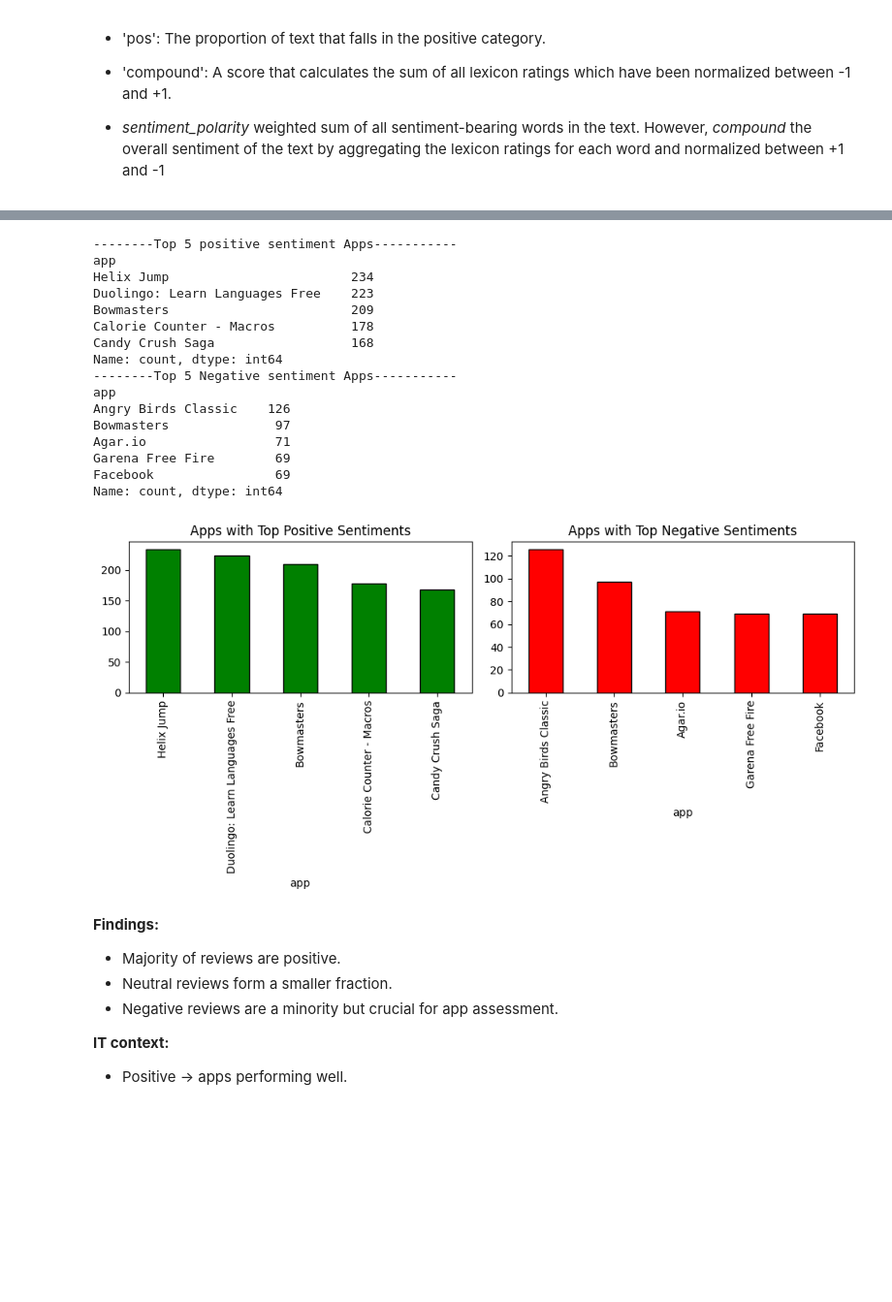
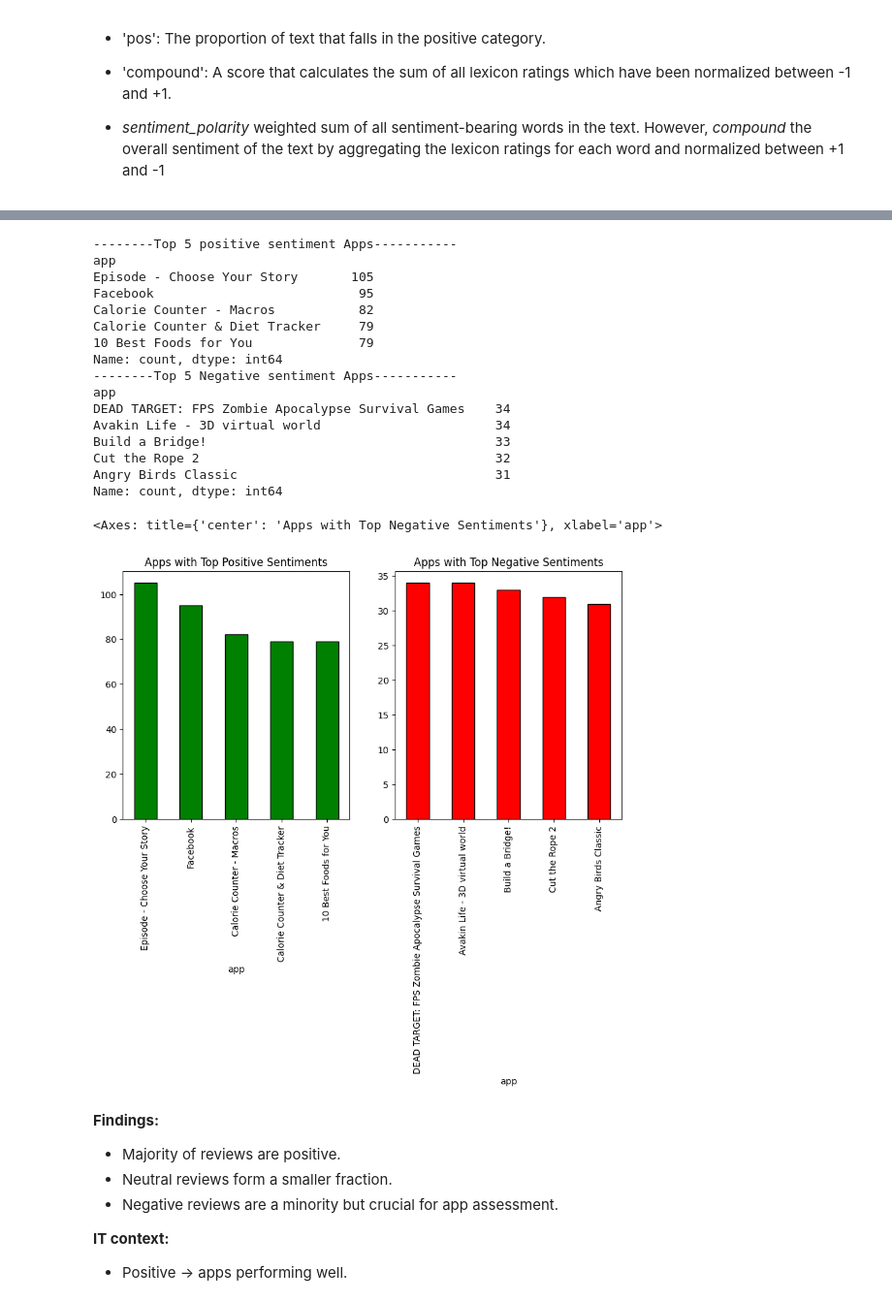
Before and after one commit to gaurav00700/SentimentAnalysis_GooglePlayStoreApps, a Jupyter notebook: part2_sentiment_analysis_googleplay.ipynb, the cells around one changed output, grey strips where cells are left out. Shown at 97% size. Cells and saved outputs as stored; diff of their text form; code cells hidden in the pictures; blank space fills up the shorter version.

```diff
--- a/part2_sentiment_analysis_googleplay.ipynb
+++ b/part2_sentiment_analysis_googleplay.ipynb
@@ -40,6 +43,12 @@ reviews_clean = reviews.dropna(subset=['translated_review']).copy()
 reviews_clean.reset_index(drop=True, inplace=True)  # Reset index to avoid issues with dropped rows
 reviews_clean.drop_duplicates(subset='translated_review', inplace=True)
 
+# Convert the sentiment to lower case
+reviews_clean['sentiment'] = reviews_clean['sentiment'].apply(lambda x: x.lower() if not pd.isna(x) else x)
+
+# Filter reviews without sentiments
+reviews_clean = reviews_clean[~reviews_clean.sentiment.isna()]
+
 # View the first few rows of the cleaned dataset
 reviews_clean.head()
 # %% [output]
@@ -224,42 +248,43 @@ plt.show()
 # %%
 # Top 5 Apps with maximum positive sentiment
 app_positive_sentiment = reviews_clean[reviews_clean['vader_sentiment'] == 'positive']['app'].value_counts()
 app_negative_sentiment = reviews_clean[reviews_clean['vader_sentiment'] == 'negative']['app'].value_counts()
 
 # Check top 5 apps with maximum positive and negative sentiment
 print(
     "--------Top 5 positive sentiment Apps-----------",
     app_positive_sentiment[:5],
     "--------Top 5 Negative sentiment Apps-----------",
     app_negative_sentiment[:5],
     sep="\n"
     )
 
 # Plot the top 5 apps with positive and negative sentiments
 fig, axs = plt.subplots(1, 2, figsize=(10, 5))
 app_positive_sentiment[:5].plot.bar(x='app', y='count', color='green', edgecolor='black', ax=axs[0], title='Apps with Top Positive Sentiments')
 # axs[0].tick_params(axis='x', labelrotation=45) # Rotate x-axis labels by 45 degrees
 app_negative_sentiment[:5].plot.bar(x='app', y='count', color='red', edgecolor='black', ax=axs[1], title='Apps with Top Negative Sentiments')
 # axs[1].tick_params(axis='x', labelrotation=45) # Rotate x-axis labels by 45 degrees
-fig.tight_layout() # Layout so plots do not overlap
+# fig.tight_layout() # Layout so plots do not overlap
 # %% [output]
 --------Top 5 positive sentiment Apps-----------
 app
-Helix Jump                        234
-Duolingo: Learn Languages Free    223
-Bowmasters                        209
-Calorie Counter - Macros          178
-Candy Crush Saga                  168
+Episode - Choose Your Story       105
+Facebook                           95
+Calorie Counter - Macros           82
+Calorie Counter & Diet Tracker     79
+10 Best Foods for You              79
 Name: count, dtype: int64
 --------Top 5 Negative sentiment Apps-----------
 app
-Angry Birds Classic    126
-Bowmasters              97
-Agar.io                 71
-Garena Free Fire        69
-Facebook                69
+DEAD TARGET: FPS Zombie Apocalypse Survival Games    34
+Avakin Life - 3D virtual world                       34
+Build a Bridge!                                      33
+Cut the Rope 2                                       32
+Angry Birds Classic                                  31
 Name: count, dtype: int64
+<Axes: title={'center': 'Apps with Top Negative Sentiments'}, xlabel='app'>
-[figure, old version]
+[figure, new version]
 # %% [markdown]
 
 **Findings:**
```
Also changed, not shown: parts of 28 cells of this notebook.
